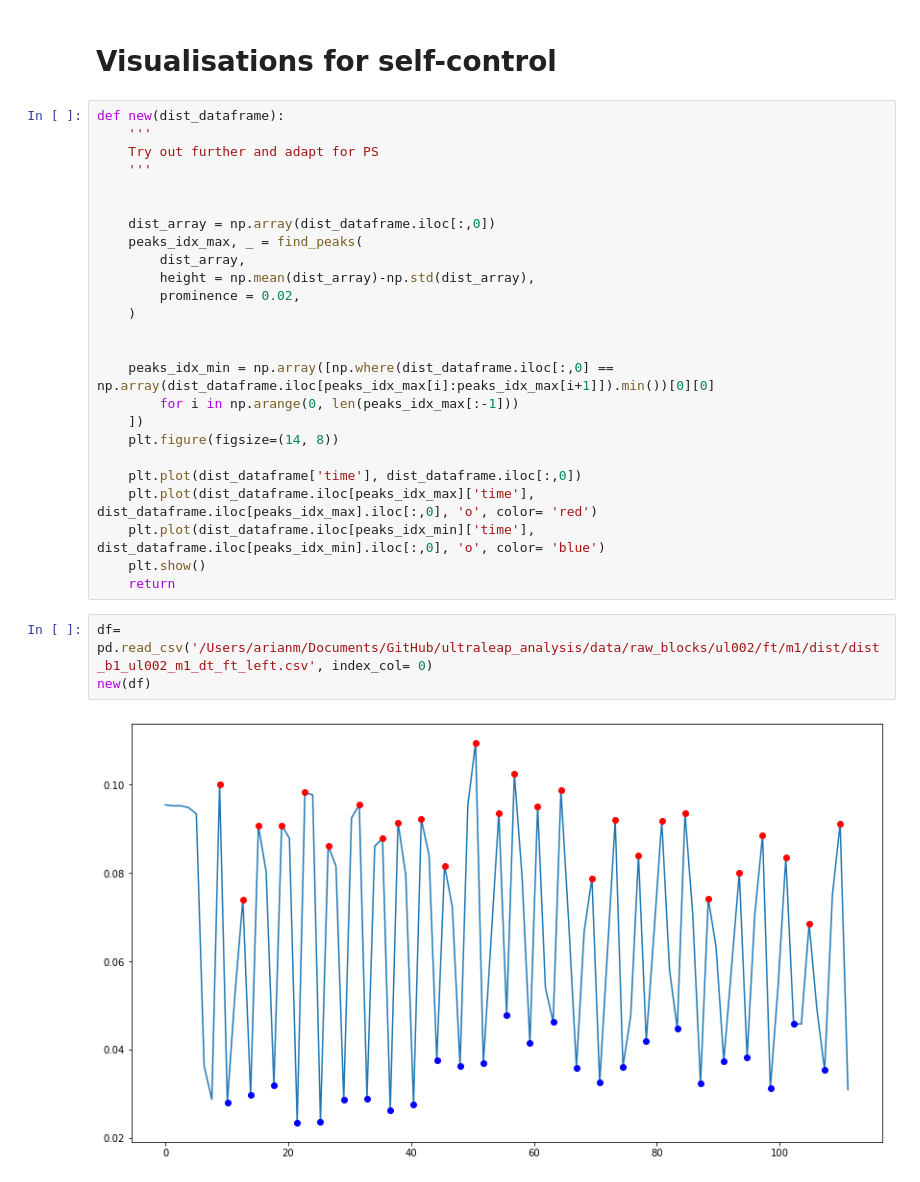
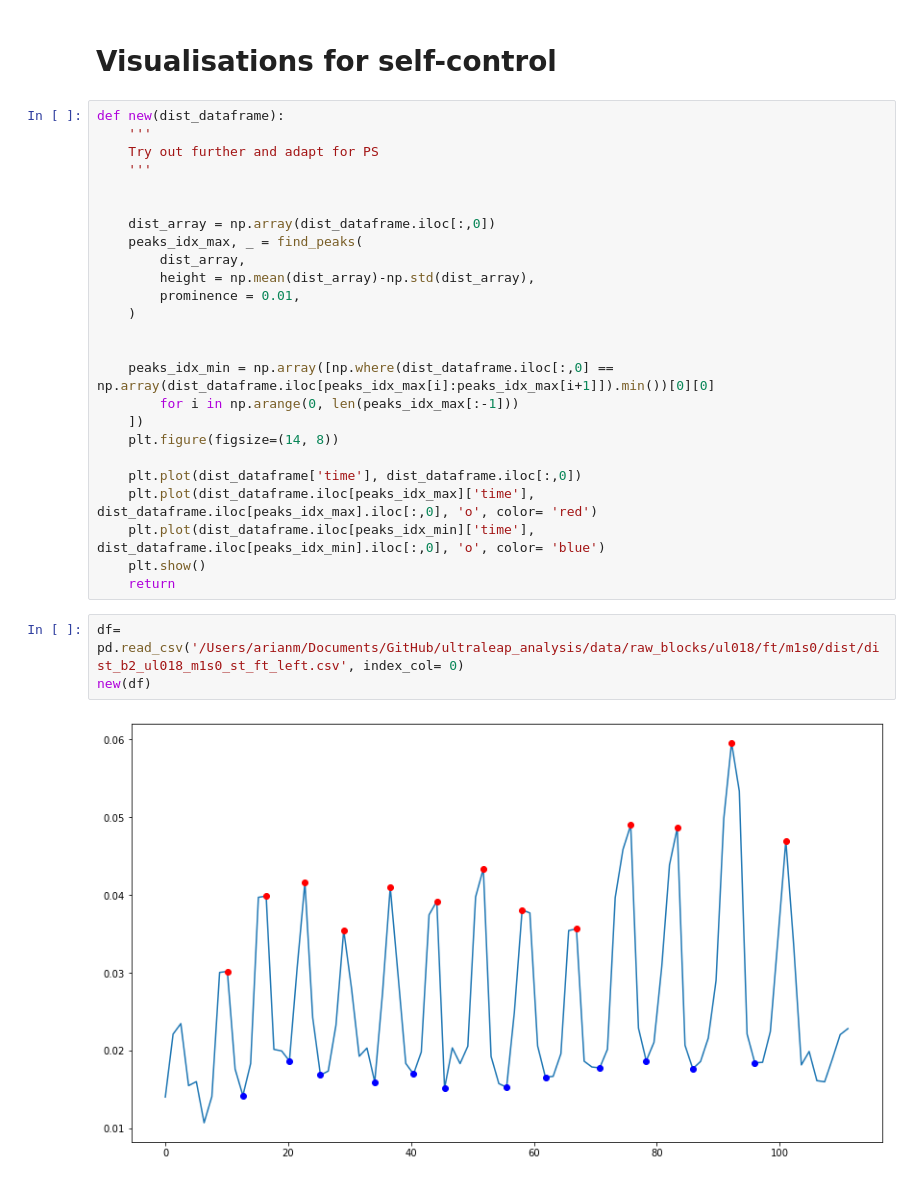
Before and after one commit to jgvhabets/ultraleap_analysis, a Jupyter notebook: code/notebooks/ul_preprocessing.ipynb, the cells around one changed output. Drawn from its saved outputs; the diff is of its cells as text.

```diff
--- a/code/notebooks/ul_preprocessing.ipynb
+++ b/code/notebooks/ul_preprocessing.ipynb
@@ -157,7 +154,7 @@ def new(dist_dataframe):
     peaks_idx_max, _ = find_peaks(
         dist_array,
         height = np.mean(dist_array)-np.std(dist_array),
-        prominence = 0.02,
+        prominence = 0.01,
     )
 
 
@@ -172,7 +169,7 @@ def new(dist_dataframe):
     plt.show()
     return
 # %%
-df= pd.read_csv('/Users/arianm/Documents/GitHub/ultraleap_analysis/data/raw_blocks/ul002/ft/m1/dist/dist_b1_ul002_m1_dt_ft_left.csv', index_col= 0)
+df= pd.read_csv('/Users/arianm/Documents/GitHub/ultraleap_analysis/data/raw_blocks/ul018/ft/m1s0/dist/dist_b2_ul018_m1s0_st_ft_left.csv', index_col= 0)
 new(df)
 # %% [output]
-[figure, old version]
+[figure, new version]
```
Also changed, not shown: parts of 2 cells of this notebook.
